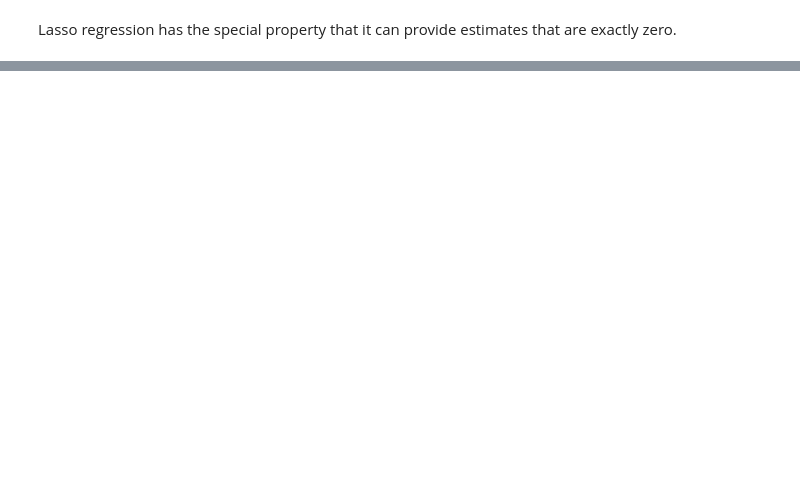
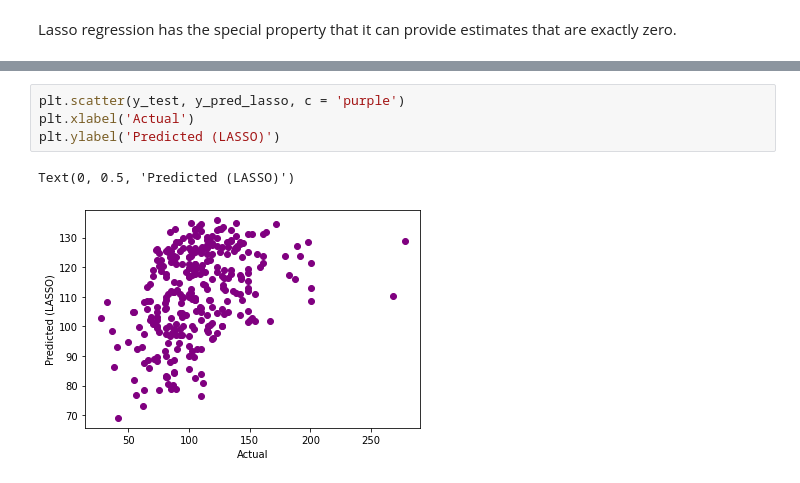
Before and after one commit to aaneloy/DATA2010-Fall2021-Lab, a Jupyter notebook: Linear Regression/Linear-regression.ipynb, the cells around one changed output, grey strips where cells are left out. Saved outputs shown, nothing was run; the diff lists cells and outputs as text; blank space fills up the shorter version.

```diff
--- a/Linear Regression/Linear-regression.ipynb
+++ b/Linear Regression/Linear-regression.ipynb
@@ -436,0 +540,7 @@ array([False, False,  True,  True,  True,  True,  True,  True, False,
+# %%
+plt.scatter(y_test, y_pred_lasso, c = 'purple')
+plt.xlabel('Actual')
+plt.ylabel('Predicted (LASSO)')
+# %% [output]
+Text(0, 0.5, 'Predicted (LASSO)')
+[figure, added]
```
Also changed, not shown: parts of 26 cells of this notebook.
